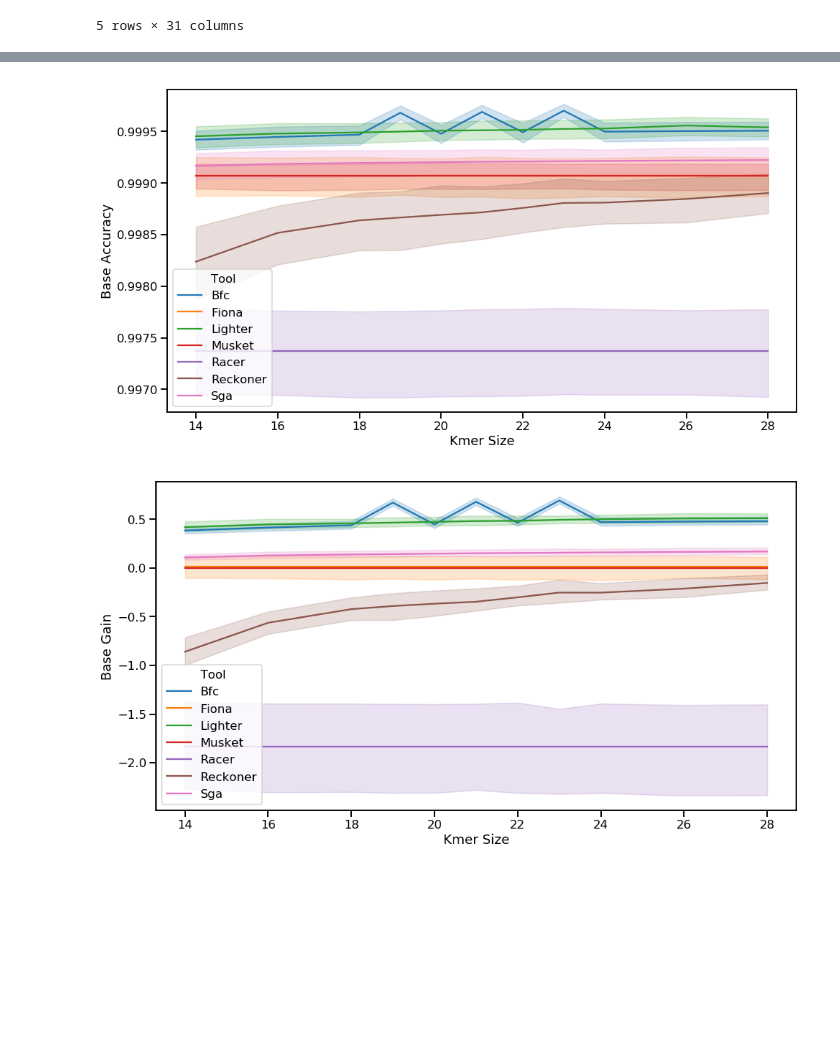
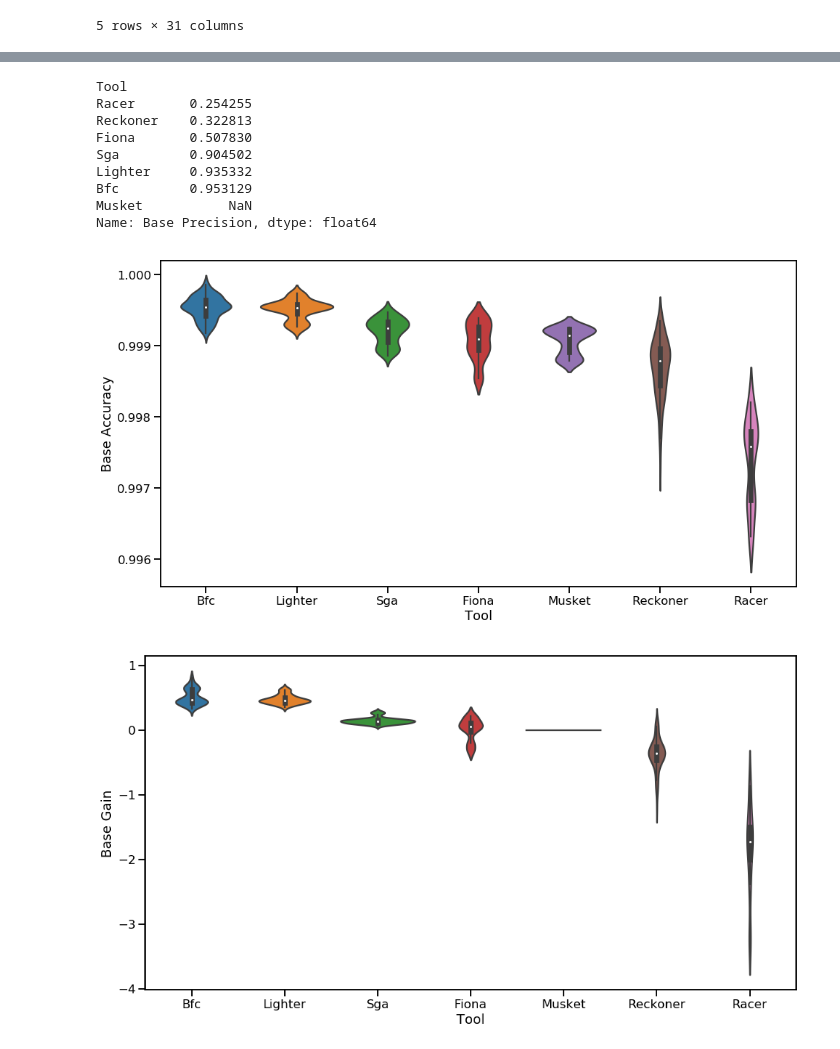
Before and after one commit to smangul1/error.correction.benchmarking, a Jupyter notebook: code.evaluation/scripts/RSR_Analysis.ipynb, the cells around one changed output, grey strips where cells are left out. Cells and saved outputs as stored; diff of their text form; code cells hidden in the pictures; blank space fills up the shorter version.

```diff
--- a/code.evaluation/scripts/RSR_Analysis.ipynb
+++ b/code.evaluation/scripts/RSR_Analysis.ipynb
@@ -37,11 +28,14 @@ data.head()
 | 4 | 4 | bfc_SRR1543964_raw_18.corrected.f... | run.bfc.sh | 18 | 2304 | 39831 | 4256 | 159 | ... |
 5 rows × 31 columns
 # %%
-for i in ["Base Accuracy", "Base Gain", "Base Sensitivity"]:
+for i in ["Base Accuracy", "Base Gain", "Base Sensitivity", "Base Precision"]:
+
+    ranks = data.groupby("Tool")[i].mean().sort_values()[::-1].index
+    print (data.groupby("Tool")[i].mean().sort_values())
+
     sns.set_context('talk')
     a4_dims = (15.7, 8.27)
     fig, ax = plt.subplots(figsize=a4_dims)
-    g = sns.lineplot(ax=ax, x="Kmer Size", y=i,
-                 hue="Tool",
+    g = sns.violinplot(ax=ax, x="Tool", y=i, order=ranks,
                  data=data)
 # %% [output]
@@ -48,2 +59,11 @@ for i in ["Base Accuracy", "Base Gain", "Base Sensitivity"]:
+Tool
+Racer       0.254255
+Reckoner    0.322813
+Fiona       0.507830
+Sga         0.904502
+Lighter     0.935332
+Bfc         0.953129
+Musket           NaN
+Name: Base Precision, dtype: float64
-[figure, old version]
+[figure, new version]
-[figure, old version]
+[figure, new version]
```
Also changed, not shown: parts of 7 cells of this notebook, 3 other files.
